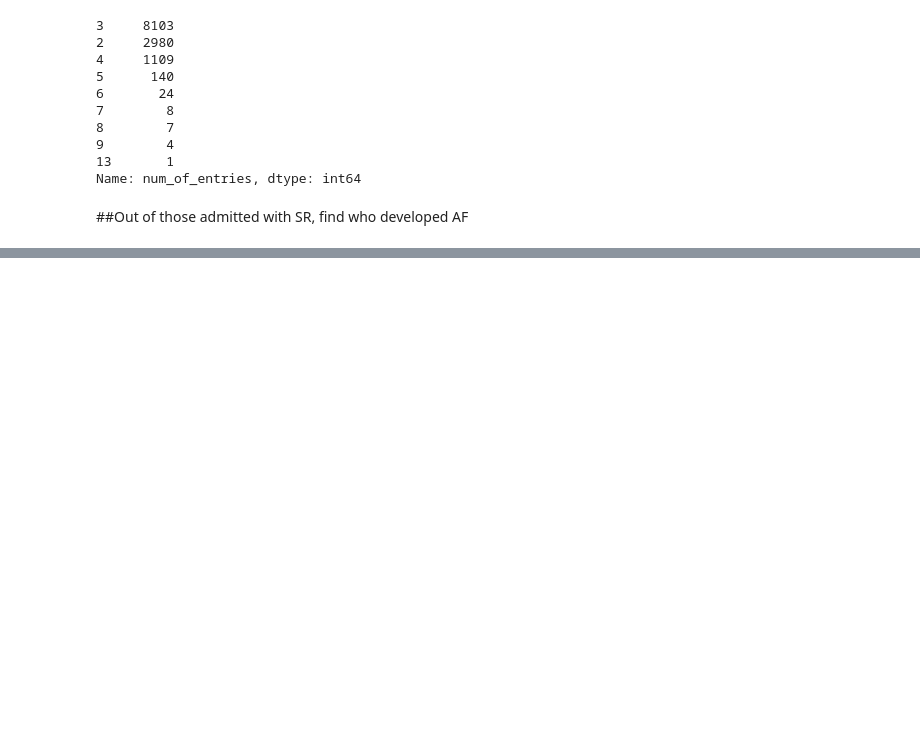
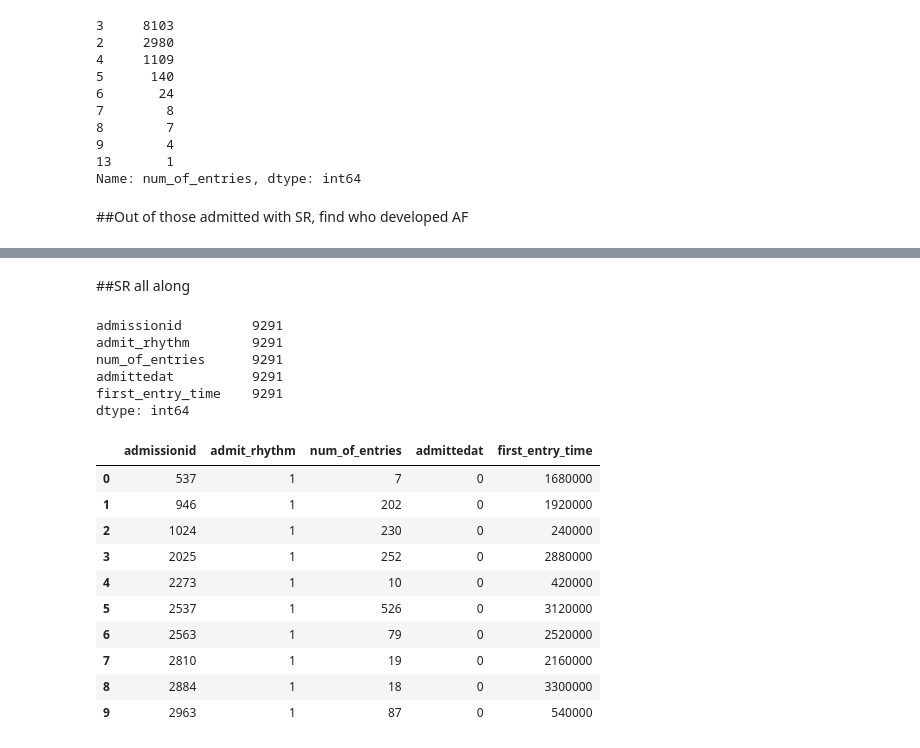
Before and after one commit to kingbughk-notused/Datathon-2021, a Jupyter notebook: AF.ipynb, the cells around one changed output, grey strips where cells are left out. Drawn from its saved outputs; the diff is of its cells as text; code cells hidden in the pictures; blank space fills up the shorter version.

```diff
--- a/AF.ipynb
+++ b/AF.ipynb
@@ -303,0 +362,2 @@ Name: time_to_AF, dtype: float64
+# %% [markdown]
+##SR all along
@@ -303,0 +395,23 @@ Name: time_to_AF, dtype: float64
+# %%
+all_SR.count()
+# %% [output]
+admissionid         9291
+admit_rhythm        9291
+num_of_entries      9291
+admittedat          9291
+first_entry_time    9291
+dtype: int64
+# %%
+all_SR.head(10)
+# %% [output]
+|  | admissionid | admit_rhythm | num_of_entries | admittedat | first_entry_time |
+| 0 | 537 | 1 | 7 | 0 | 1680000 |
+| 1 | 946 | 1 | 202 | 0 | 1920000 |
+| 2 | 1024 | 1 | 230 | 0 | 240000 |
+| 3 | 2025 | 1 | 252 | 0 | 2880000 |
+| 4 | 2273 | 1 | 10 | 0 | 420000 |
+| 5 | 2537 | 1 | 526 | 0 | 3120000 |
+| 6 | 2563 | 1 | 79 | 0 | 2520000 |
+| 7 | 2810 | 1 | 19 | 0 | 2160000 |
+| 8 | 2884 | 1 | 18 | 0 | 3300000 |
+| 9 | 2963 | 1 | 87 | 0 | 540000 |
```
Also changed, not shown: parts of 13 cells of this notebook.
